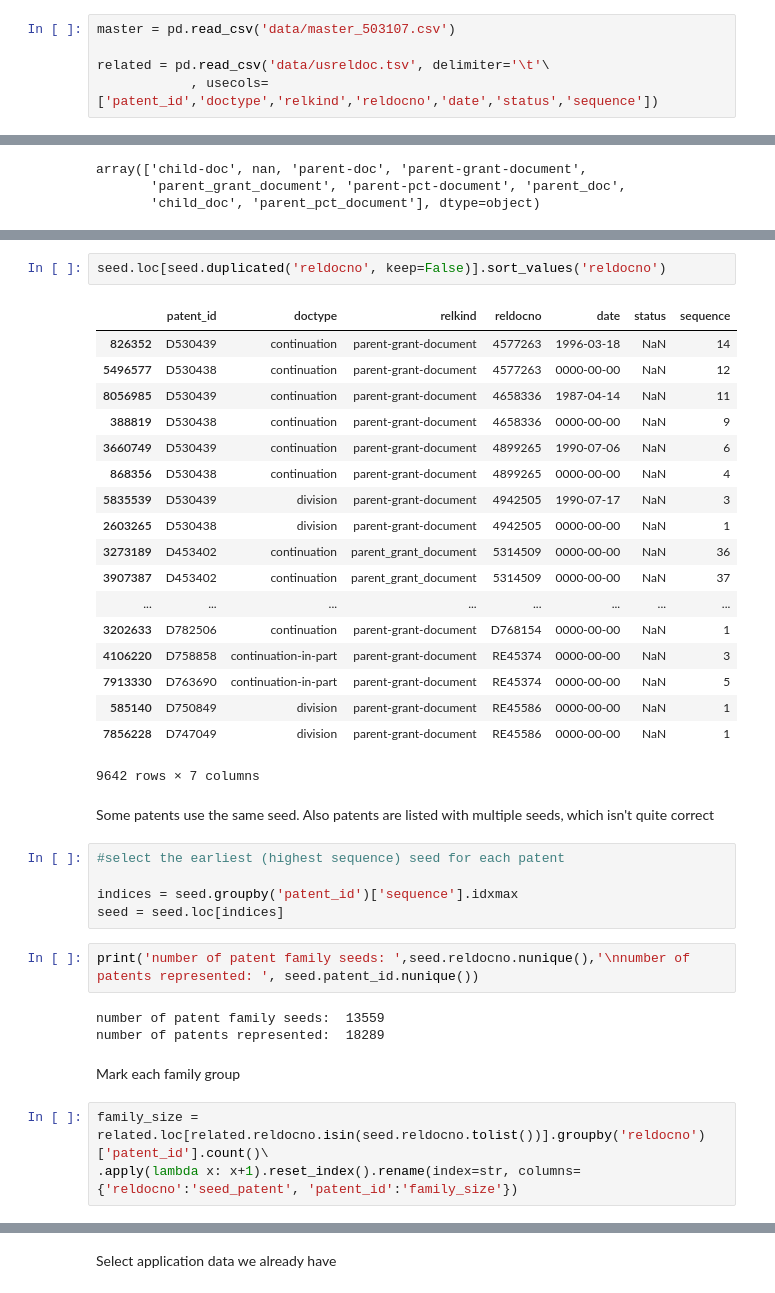
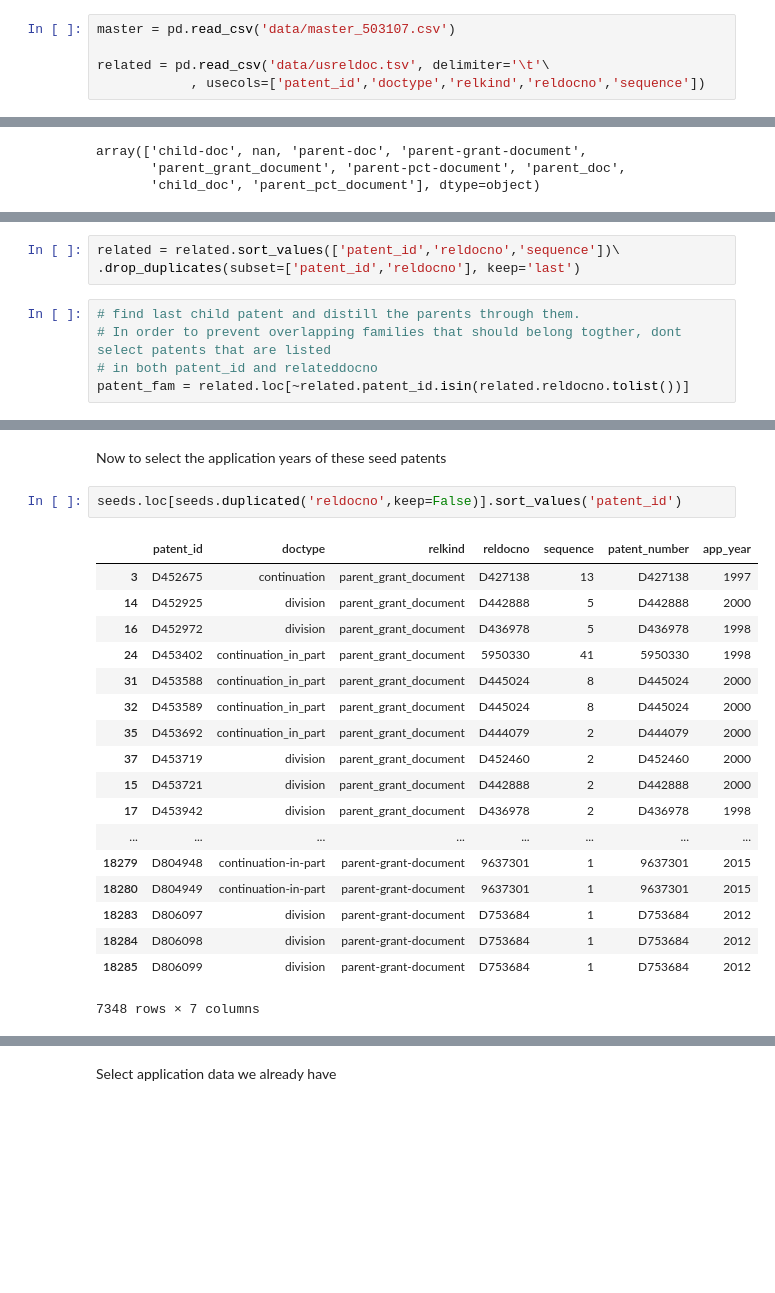
Before and after one commit to TieraLee/patents, a Jupyter notebook: Calculating true priority date.ipynb, the cells around one changed output, grey strips where cells are left out. Saved outputs shown, nothing was run; the diff lists cells and outputs as text; blank space fills up the shorter version.

Commit message:
revised priority year and trends

```diff
--- a/Calculating true priority date.ipynb
+++ b/Calculating true priority date.ipynb
@@ -11,7 +11,7 @@ import pickle
 master = pd.read_csv('data/master_503107.csv')
 
 related = pd.read_csv('data/usreldoc.tsv', delimiter='\t'\
-            , usecols=['patent_id','doctype','relkind','reldocno','date','status','sequence'])
+            , usecols=['patent_id','doctype','relkind','reldocno','sequence'])
 # %% [markdown]
 First, figure out the earliest date for each patent for continuations
 # %%
@@ -69,0 +38,8 @@ hmmm...these number arnt the same..investigate
+# %%
+related = related.sort_values(['patent_id','reldocno','sequence'])\
+.drop_duplicates(subset=['patent_id','reldocno'], keep='last')
+# %%
+# find last child patent and distill the parents through them.
+# In order to prevent overlapping families that should belong togther, dont select patents that are listed
+# in both patent_id and relateddocno
+patent_fam = related.loc[~related.patent_id.isin(related.reldocno.tolist())]
@@ -70,38 +80,23 @@ hmmm...these number arnt the same..investigate
+# %% [markdown]
+Now to select the application years of these seed patents
 # %%
-seed.loc[seed.duplicated('reldocno', keep=False)].sort_values('reldocno')
+seeds.loc[seeds.duplicated('reldocno',keep=False)].sort_values('patent_id')
 # %% [output]
-|  | patent_id | doctype | relkind | reldocno | date | status | sequence |
-| 826352 | D530439 | continuation | parent-grant-document | 4577263 | 1996-03-18 | NaN | 14 |
-| 5496577 | D530438 | continuation | parent-grant-document | 4577263 | 0000-00-00 | NaN | 12 |
-| 8056985 | D530439 | continuation | parent-grant-document | 4658336 | 1987-04-14 | NaN | 11 |
-| 388819 | D530438 | continuation | parent-grant-document | 4658336 | 0000-00-00 | NaN | 9 |
-| 3660749 | D530439 | continuation | parent-grant-document | 4899265 | 1990-07-06 | NaN | 6 |
-| 868356 | D530438 | continuation | parent-grant-document | 4899265 | 0000-00-00 | NaN | 4 |
-| 5835539 | D530439 | division | parent-grant-document | 4942505 | 1990-07-17 | NaN | 3 |
-| 2603265 | D530438 | division | parent-grant-document | 4942505 | 0000-00-00 | NaN | 1 |
-| 3273189 | D453402 | continuation | parent_grant_document | 5314509 | 0000-00-00 | NaN | 36 |
-| 3907387 | D453402 | continuation | parent_grant_document | 5314509 | 0000-00-00 | NaN | 37 |
+|  | patent_id | doctype | relkind | reldocno | sequence | patent_number | app_year |
+| 3 | D452675 | continuation | parent_grant_document | D427138 | 13 | D427138 | 1997 |
+| 14 | D452925 | division | parent_grant_document | D442888 | 5 | D442888 | 2000 |
+| 16 | D452972 | division | parent_grant_document | D436978 | 5 | D436978 | 1998 |
+| 24 | D453402 | continuation_in_part | parent_grant_document | 5950330 | 41 | 5950330 | 1998 |
+| 31 | D453588 | continuation_in_part | parent_grant_document | D445024 | 8 | D445024 | 2000 |
+| 32 | D453589 | continuation_in_part | parent_grant_document | D445024 | 8 | D445024 | 2000 |
+| 35 | D453692 | continuation_in_part | parent_grant_document | D444079 | 2 | D444079 | 2000 |
+| 37 | D453719 | division | parent_grant_document | D452460 | 2 | D452460 | 2000 |
+| 15 | D453721 | division | parent_grant_document | D442888 | 2 | D442888 | 2000 |
+| 17 | D453942 | division | parent_grant_document | D436978 | 2 | D436978 | 1998 |
 | ... | ... | ... | ... | ... | ... | ... | ... |
-| 3202633 | D782506 | continuation | parent-grant-document | D768154 | 0000-00-00 | NaN | 1 |
-| 4106220 | D758858 | continuation-in-part | parent-grant-document | RE45374 | 0000-00-00 | NaN | 3 |
-| 7913330 | D763690 | continuation-in-part | parent-grant-document | RE45374 | 0000-00-00 | NaN | 5 |
-| 585140 | D750849 | division | parent-grant-document | RE45586 | 0000-00-00 | NaN | 1 |
-| 7856228 | D747049 | division | parent-grant-document | RE45586 | 0000-00-00 | NaN | 1 |
+| 18279 | D804948 | continuation-in-part | parent-grant-document | 9637301 | 1 | 9637301 | 2015 |
+| 18280 | D804949 | continuation-in-part | parent-grant-document | 9637301 | 1 | 9637301 | 2015 |
+| 18283 | D806097 | division | parent-grant-document | D753684 | 1 | D753684 | 2012 |
+| 18284 | D806098 | division | parent-grant-document | D753684 | 1 | D753684 | 2012 |
+| 18285 | D806099 | division | parent-grant-document | D753684 | 1 | D753684 | 2012 |
-9642 rows × 7 columns
+7348 rows × 7 columns
-# %% [markdown]
-Some patents use the same seed. Also patents are listed with multiple seeds, which isn't quite correct
-# %%
-#select the earliest (highest sequence) seed for each patent
-
-indices = seed.groupby('patent_id')['sequence'].idxmax
-seed = seed.loc[indices]
-# %%
-print('number of patent family seeds: ',seed.reldocno.nunique(),'\nnumber of patents represented: ', seed.patent_id.nunique())
-# %% [output]
-number of patent family seeds:  13559
-number of patents represented:  18289
-# %% [markdown]
-Mark each family group
-# %%
-family_size = related.loc[related.reldocno.isin(seed.reldocno.tolist())].groupby('reldocno')['patent_id'].count()\
-.apply(lambda x: x+1).reset_index().rename(index=str, columns={'reldocno':'seed_patent', 'patent_id':'family_size'})
```
Also changed, not shown: parts of 52 cells of this notebook, 2 other files.
